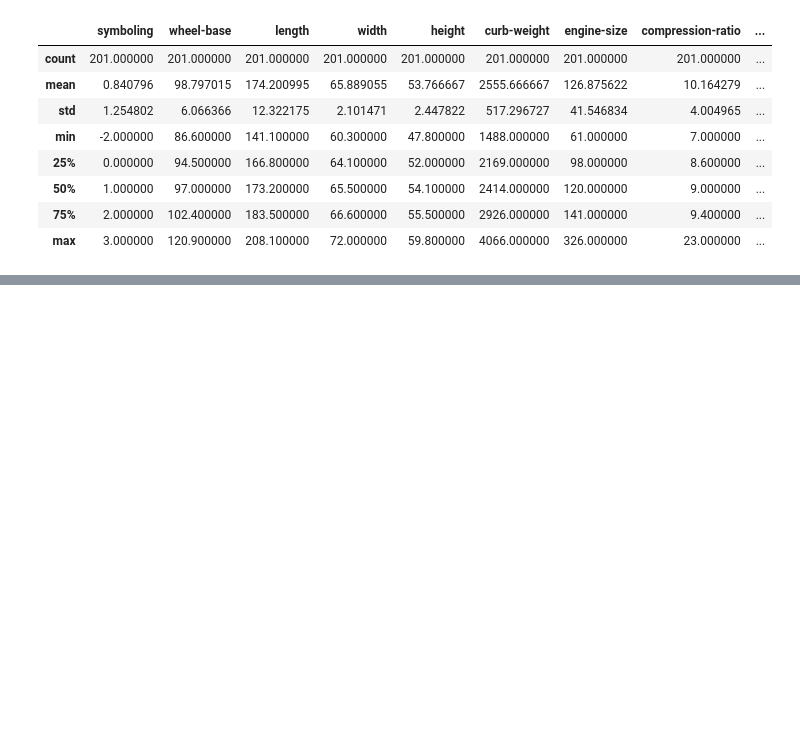
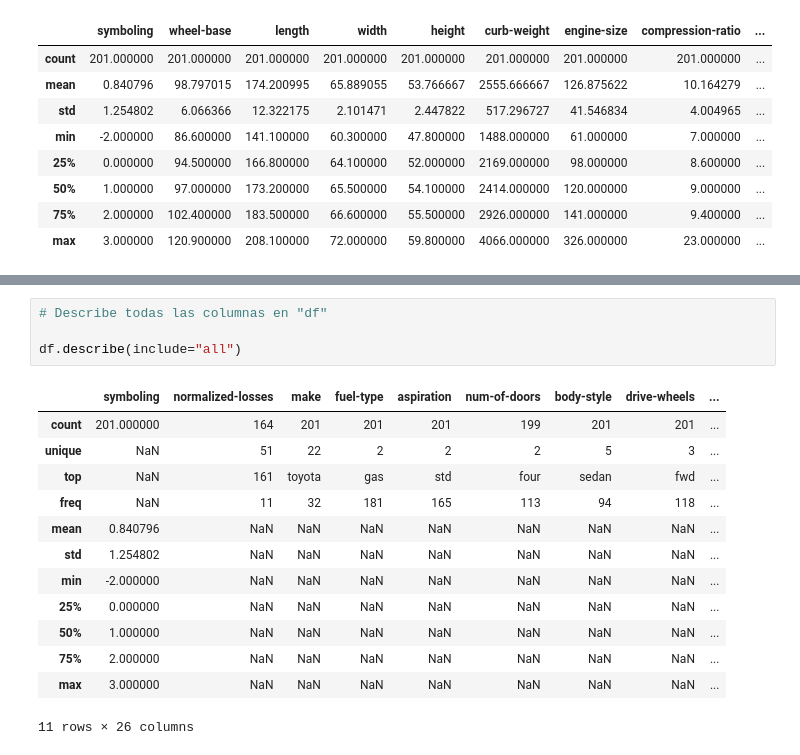
Before and after one commit to reivincitot/Cursos-IBM, a Jupyter notebook: Data Analysis with Python/Notebook de introduccion lab1.ipynb, the cells around one changed output, grey strips where cells are left out. Cells and saved outputs as stored; diff of their text form; blank space fills up the shorter version.

```diff
--- a/Data Analysis with Python/Notebook de introduccion lab1.ipynb
+++ b/Data Analysis with Python/Notebook de introduccion lab1.ipynb
@@ -279,0 +290,18 @@ Este método nos proporcionara varios sumarios estadísticos, excluyendo los val
+# %%
+# Describe todas las columnas en "df"
+
+df.describe(include="all")
+# %% [output]
+|  | symboling | normalized-losses | make | fuel-type | aspiration | num-of-doors | body-style | drive-wheels | ... |
+| count | 201.000000 | 164 | 201 | 201 | 201 | 199 | 201 | 201 | ... |
+| unique | NaN | 51 | 22 | 2 | 2 | 2 | 5 | 3 | ... |
+| top | NaN | 161 | toyota | gas | std | four | sedan | fwd | ... |
+| freq | NaN | 11 | 32 | 181 | 165 | 113 | 94 | 118 | ... |
+| mean | 0.840796 | NaN | NaN | NaN | NaN | NaN | NaN | NaN | ... |
+| std | 1.254802 | NaN | NaN | NaN | NaN | NaN | NaN | NaN | ... |
+| min | -2.000000 | NaN | NaN | NaN | NaN | NaN | NaN | NaN | ... |
+| 25% | 0.000000 | NaN | NaN | NaN | NaN | NaN | NaN | NaN | ... |
+| 50% | 1.000000 | NaN | NaN | NaN | NaN | NaN | NaN | NaN | ... |
+| 75% | 2.000000 | NaN | NaN | NaN | NaN | NaN | NaN | NaN | ... |
+| max | 3.000000 | NaN | NaN | NaN | NaN | NaN | NaN | NaN | ... |
+11 rows × 26 columns
```
Also changed, not shown: parts of 11 cells of this notebook.
